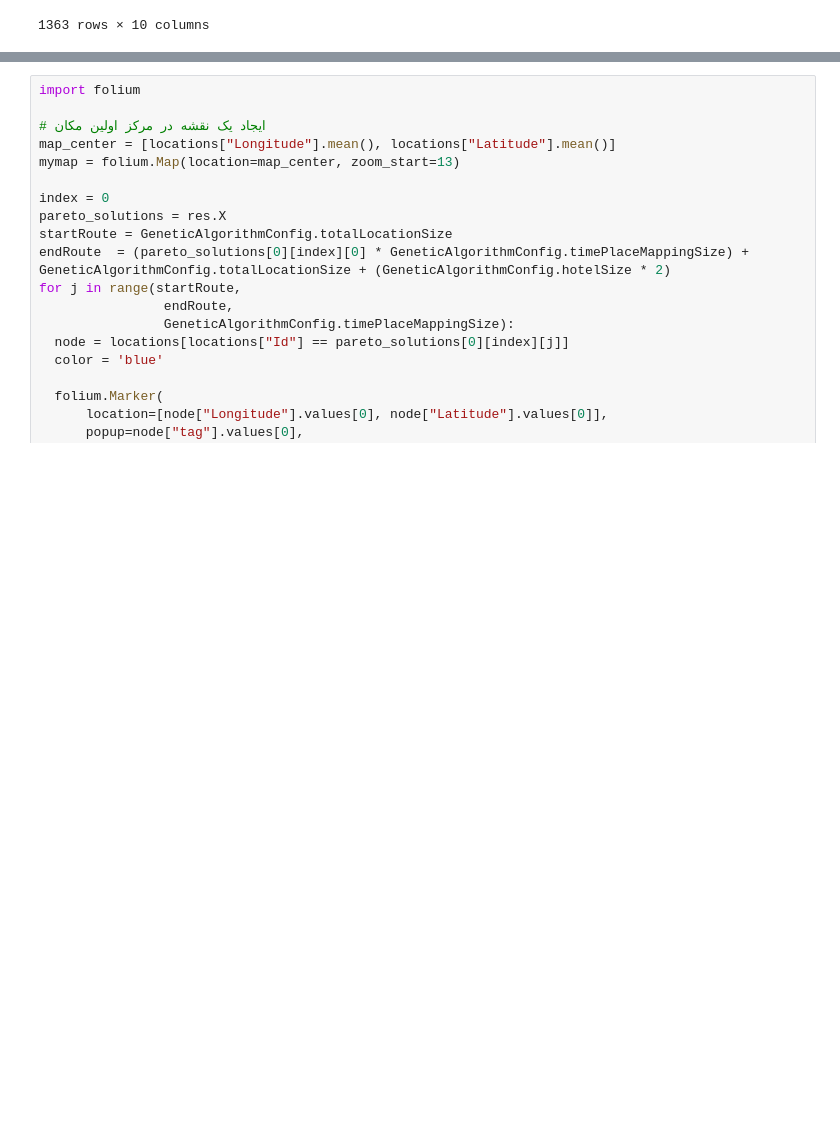
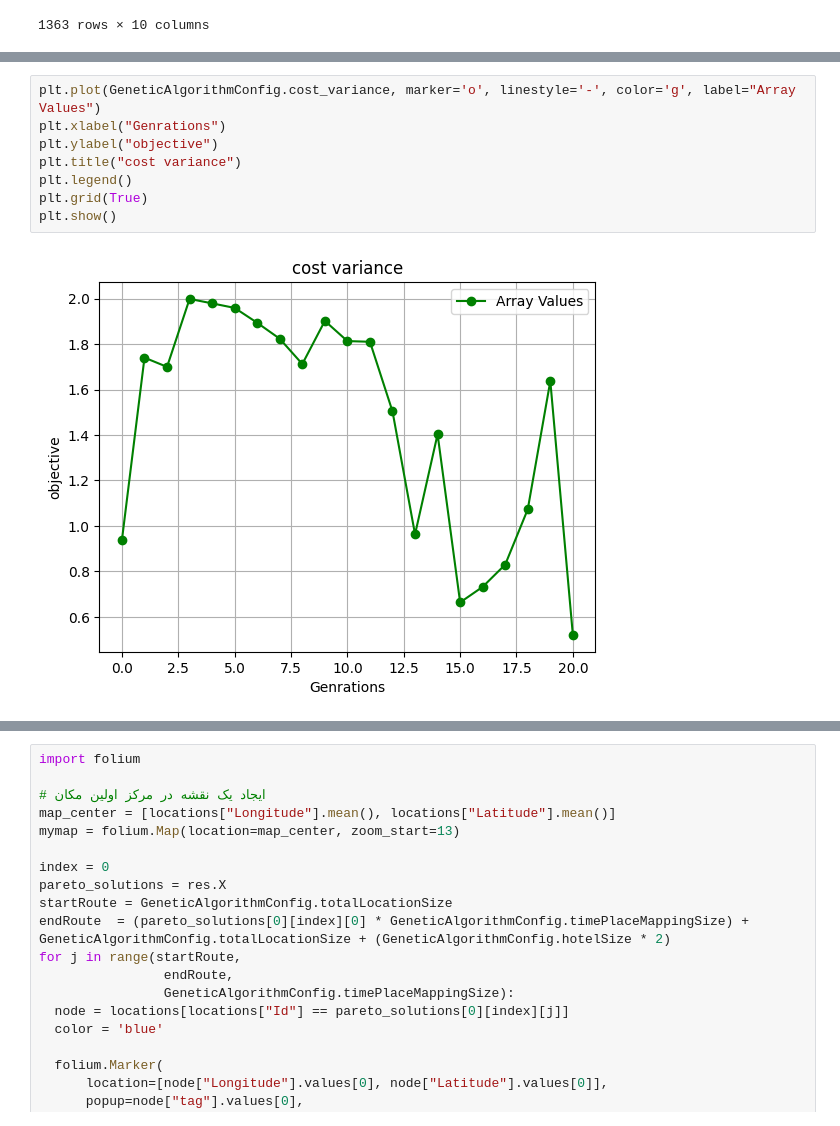
Before and after one commit to hosngholami/RecommenderSystem, a Jupyter notebook: RecommenderSystem.ipynb, the cells around one changed output, grey strips where cells are left out. Cells and saved outputs as stored; diff of their text form; blank space fills up the shorter version.

```diff
--- a/RecommenderSystem.ipynb
+++ b/RecommenderSystem.ipynb
@@ -1256,0 +1169,10 @@ locations[locations["Id"] == 121]
+# %%
+plt.plot(GeneticAlgorithmConfig.cost_variance, marker='o', linestyle='-', color='g', label="Array Values")
+plt.xlabel("Genrations")
+plt.ylabel("objective")
+plt.title("cost variance")
+plt.legend()
+plt.grid(True)
+plt.show()
+# %% [output]
+[figure, added]
```
Also changed, not shown: parts of 10 cells of this notebook.
